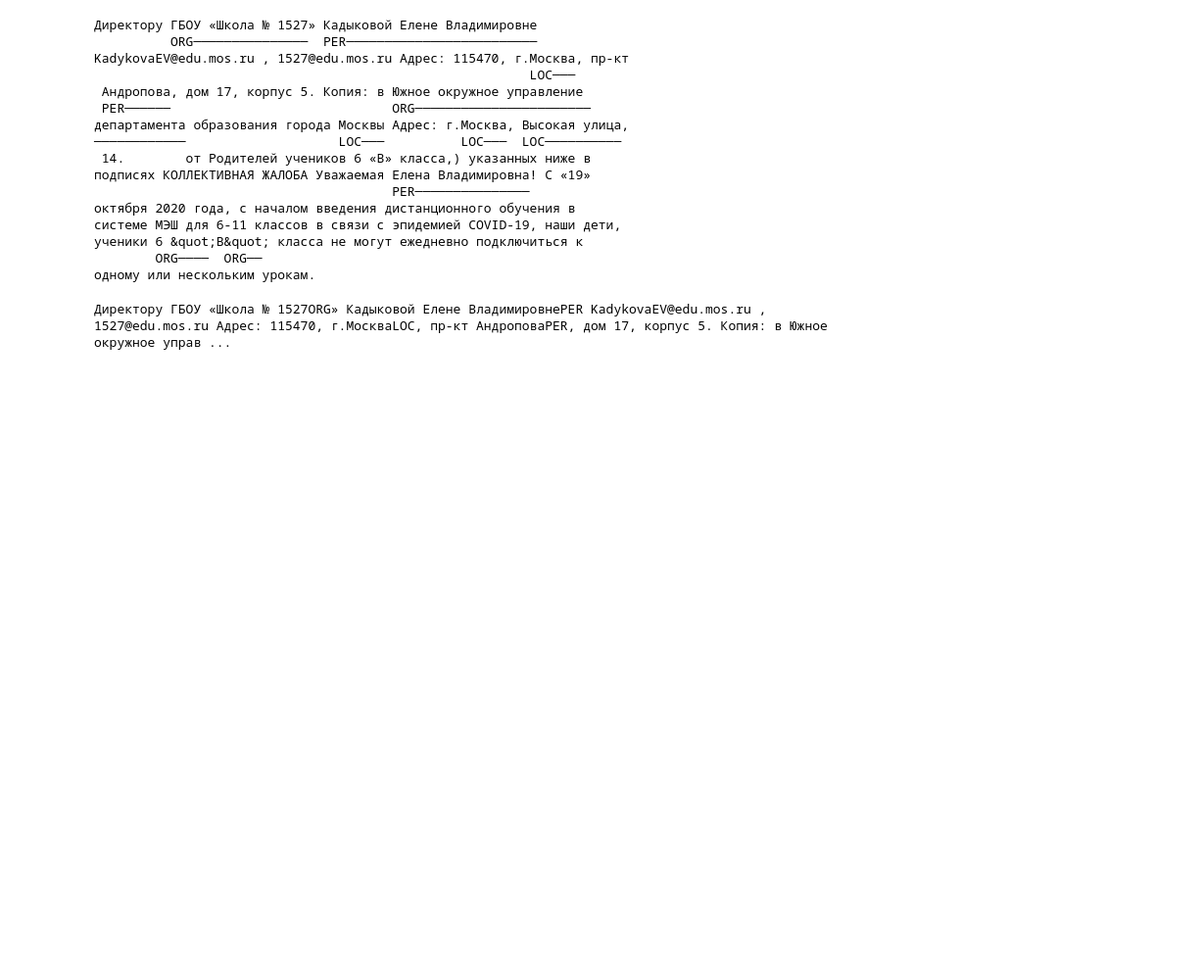
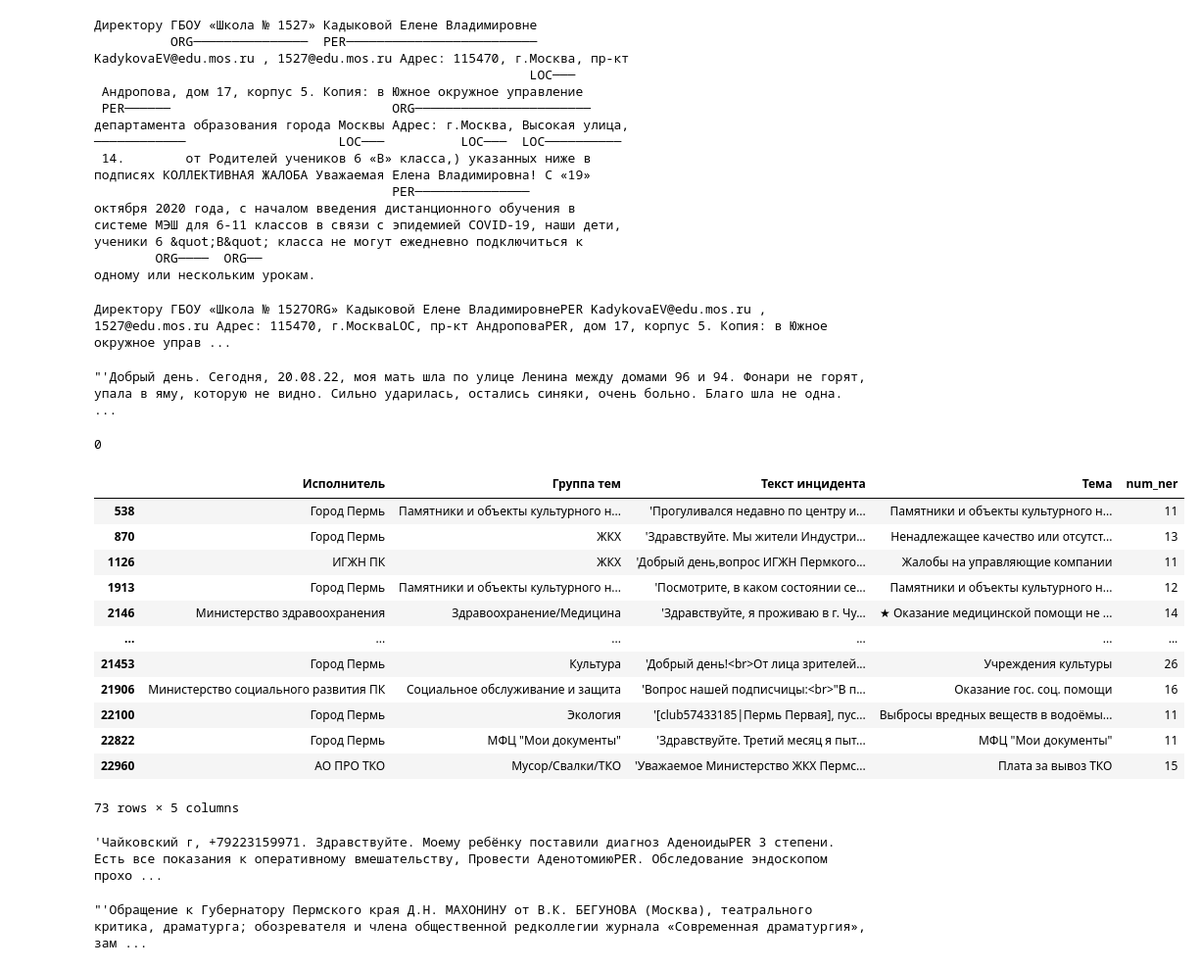
Before and after one commit to denis-gordeev/citizen-requests, a Jupyter notebook: test_ml/ner_test.ipynb, the cells around one changed output. Shown: that part at 98% size. Drawn from its saved outputs; the diff is of its cells as text; code cells hidden in the pictures; blank space fills up the shorter version.

```diff
--- a/test_ml/ner_test.ipynb
+++ b/test_ml/ner_test.ipynb
@@ -257,0 +246,16 @@ show_span_box_markup(doc.text, doc.spans)
+# %%
+df = pd.read_csv('../data/train_dataset_train.csv', sep=';')
+# %%
+def num_ner(text):
+    doc = Doc(text)
+    doc.segment(segmenter)
+    doc.tag_ner(ner_tagger)
+    return  len(doc.spans)
+# %%
+df['Текст инцидента'][0]
+# %% [output]
+"'Добрый день. Сегодня, 20.08.22, моя мать шла по улице Ленина между домами 96 и 94. Фонари не горят, упала в яму, которую не видно. Сильно ударилась, остались синяки, очень больно. Благо шла не одна. ...
+# %%
+num_ner(df['Текст инцидента'][2])
+# %% [output]
+0
@@ -257,0 +266,19 @@ show_span_box_markup(doc.text, doc.spans)
+# %%
+df['num_ner']=df['Текст инцидента'].progress_apply(lambda claim: num_ner(claim))
+# %%
+df1=df[df['num_ner'] > 10]
+df1
+# %% [output]
+|  | Исполнитель | Группа тем | Текст инцидента | Тема | num_ner |
+| 538 | Город Пермь | Памятники и объекты культурного н... | 'Прогуливался недавно по центру и... | Памятники и объекты культурного н... | 11 |
+| 870 | Город Пермь | ЖКХ | 'Здравствуйте. Мы жители Индустри... | Ненадлежащее качество или отсутст... | 13 |
+| 1126 | ИГЖН ПК | ЖКХ | 'Добрый день,вопрос ИГЖН Пермкого... | Жалобы на управляющие компании | 11 |
+| 1913 | Город Пермь | Памятники и объекты культурного н... | 'Посмотрите, в каком состоянии се... | Памятники и объекты культурного н... | 12 |
+| 2146 | Министерство здравоохранения | Здравоохранение/Медицина | 'Здравствуйте, я проживаю в г. Чу... | ★ Оказание медицинской помощи не ... | 14 |
+| ... | ... | ... | ... | ... | ... |
+| 21453 | Город Пермь | Культура | 'Добрый день!<br>От лица зрителей... | Учреждения культуры | 26 |
+| 21906 | Министерство социального развития ПК | Социальное обслуживание и защита | 'Вопрос нашей подписчицы:<br>"В п... | Оказание гос. соц. помощи | 16 |
+| 22100 | Город Пермь | Экология | '[club57433185|Пермь Первая], пус... | Выбросы вредных веществ в водоёмы... | 11 |
+| 22822 | Город Пермь | МФЦ "Мои документы" | 'Здравствуйте. Третий месяц я пыт... | МФЦ "Мои документы" | 11 |
+| 22960 | АО ПРО ТКО | Мусор/Свалки/ТКО | 'Уважаемое Министерство ЖКХ Пермс... | Плата за вывоз ТКО | 15 |
+73 rows × 5 columns
@@ -257,0 +289,12 @@ show_span_box_markup(doc.text, doc.spans)
+# %%
+text = df1['Текст инцидента'][10]
+doc = Doc(text)
+doc.segment(segmenter)
+doc.tag_ner(ner_tagger)
+show_span_box_markup(doc.text, doc.spans)
+# %% [output]
+'Чайковский г, +79223159971. Здравствуйте. Моему ребёнку поставили диагноз АденоидыPER 3 степени. Есть все показания к оперативному вмешательству, Провести АденотомиюPER. Обследование эндоскопом прохо ...
+# %%
+df1['Текст инцидента'][0]
+# %% [output]
+"'Обращение к Губернатору Пермского края Д.Н. МАХОНИНУ от В.К. БЕГУНОВА (Москва), театрального критика, драматурга; обозревателя и члена общественной редколлегии журнала «Современная драматургия», зам ...
```
Also changed, not shown: parts of 7 cells of this notebook.
